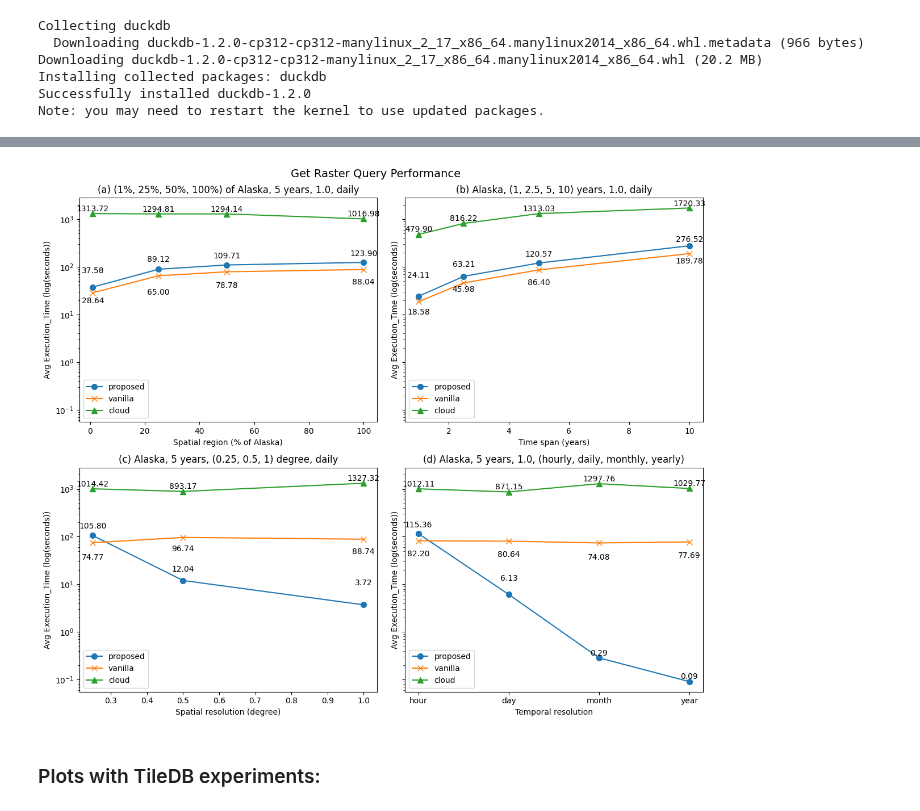
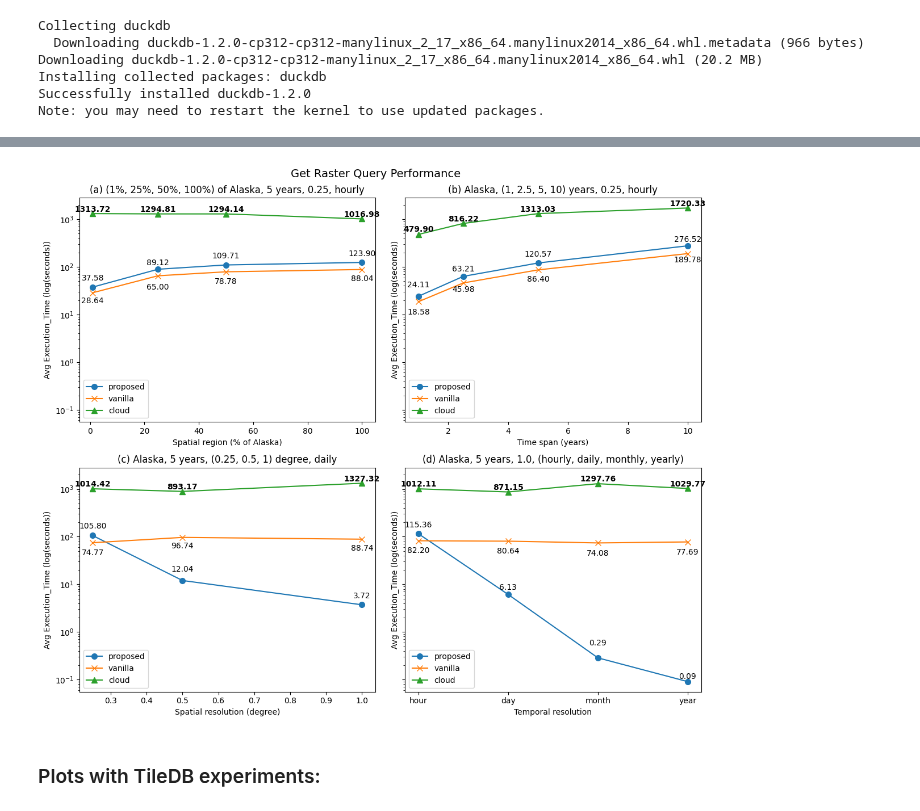
Before and after one commit to iharp3/experiment-kit, a Jupyter notebook: experiment/results/plot.ipynb, the cells around one changed output, grey strips where cells are left out. Cells and saved outputs as stored; diff of their text form; code cells hidden in the pictures.

```diff
--- a/experiment/results/plot.ipynb
+++ b/experiment/results/plot.ipynb
@@ -43,15 +45,15 @@ def load_results(res_list):
 
     return df_final
 # %%
-# import glob
-# result_list = glob.glob("proposed_get_raster_test_025H*_result_*.csv")
-# df_proposed = load_results(result_list)
-# df_proposed
+import glob
+result_list = glob.glob("proposed_get_raster_test_025H*_result_*.csv")
+df_proposed = load_results(result_list)
+df_proposed
 
-# vanilla_list = glob.glob("vanilla_get_raster_test_025H*_result_*.csv")
-# df_vanilla = load_results(vanilla_list)
-# df_vanilla
+vanilla_list = glob.glob("vanilla_get_raster_test_025H*_result_*.csv")
+df_vanilla = load_results(vanilla_list)
+df_vanilla
 
-# cloud_list = glob.glob("cloud_get_raster_test_025H*_result_*.csv")
-# df_cloud = load_results(cloud_list)
-# df_cloud
+cloud_list = glob.glob("cloud_get_raster_test_025H*_result_*.csv")
+df_cloud = load_results(cloud_list)
+df_cloud
@@ -162,8 +181,8 @@ fig, axs = plt.subplots(2, 2, figsize=(12, 10), sharey=True)
 
 # Define subplot titles with subtitles (a, b, c, d)
 titles = [
-    "(a) (1%, 25%, 50%, 100%) of Alaska, 5 years, 1.0, daily",
-    "(b) Alaska, (1, 2.5, 5, 10) years, 1.0, daily",
+    "(a) (1%, 25%, 50%, 100%) of Alaska, 5 years, 0.25, hourly",
+    "(b) Alaska, (1, 2.5, 5, 10) years, 0.25, hourly",
     "(c) Alaska, 5 years, (0.25, 0.5, 1) degree, daily",
     "(d) Alaska, 5 years, 1.0, (hourly, daily, monthly, yearly)"
 ]
@@ -197,38 +216,44 @@ for i, (category, xlabel) in enumerate(zip(categories, x_labels)):
     axs[i].set_yscale("log")  # Set y-axis to logarithmic scale
 
     for df, label, marker in zip([df_proposed_cat, df_vanilla_cat, df_cloud_cat],
                                   ["proposed", "vanilla", "cloud"],
                                   ["o", "x", "^"]):
         axs[i].plot(df[x_col], df["avg_execution_time"], label=label, marker=marker, ms=marker_size)
         if label == "cloud":
             for x, y in zip(df[x_col], df["avg_execution_time"]):
-                axs[i].text(x, y+30, f"{y:.2f}", fontsize=fs, ha='center', va='bottom')  # Annotate points with execution time
+                axs[i].text(x, y+20, f"{y:.2f}", fontsize=fs, ha='center', va='bottom', weight='bold')  # Annotate points with execution time
         elif label == "vanilla":
             for x, y in zip(df[x_col], df["avg_execution_time"]):
                 if y < 50:
                     axs[i].text(x, y-5, f"{y:.2f}", fontsize=fs, ha='center', va='top')
                 else:
-                    axs[i].text(x, y-30, f"{y:.2f}", fontsize =fs, ha='center', va='top')
-        else:
+                    axs[i].text(x, y-20, f"{y:.2f}", fontsize =fs, ha='center', va='top')
+        else:  # label== "proposed"
             for x, y in zip(df[x_col], df["avg_execution_time"]):
-                if y < 1:
+                if y < 0.1:
                     axs[i].text(x, y+0.005, f"{y:.2f}", fontsize=fs, ha='center', va='bottom')
+                elif y < 1:
+                    axs[i].text(x, y+0.2, f"{y:.2f}", fontsize=fs, ha='center', va='bottom')
+                elif y < 7:
+                    axs[i].text(x, y+1, f"{y:.2f}", fontsize=fs, ha='center', va='bottom')
                 elif y < 20:
                     axs[i].text(x, y+5, f"{y:.2f}", fontsize=fs, ha='center', va='bottom')
+                elif y < 90:
+                    axs[i].text(x, y+10, f"{y:.2f}", fontsize=fs, ha='center', va='bottom')
                 else:
                     axs[i].text(x, y+30, f"{y:.2f}", fontsize=fs, ha='center', va='bottom')
 
     axs[i].set_title(titles[i])
     axs[i].set_xlabel(xlabel)
     axs[i].set_ylabel("Avg Execution_Time (log(seconds))")
     axs[i].legend()
 
 # Add figure title
 fig.suptitle("Get Raster Query Performance", fontsize=14)
 fig.tight_layout()
 plt.show()
 # %% [output]
-[figure, old version]
+[figure, new version]
 # %% [markdown]
 ### Plots with TileDB experiments:
 # %%
```
Also changed, not shown: parts of 3 cells of this notebook.
